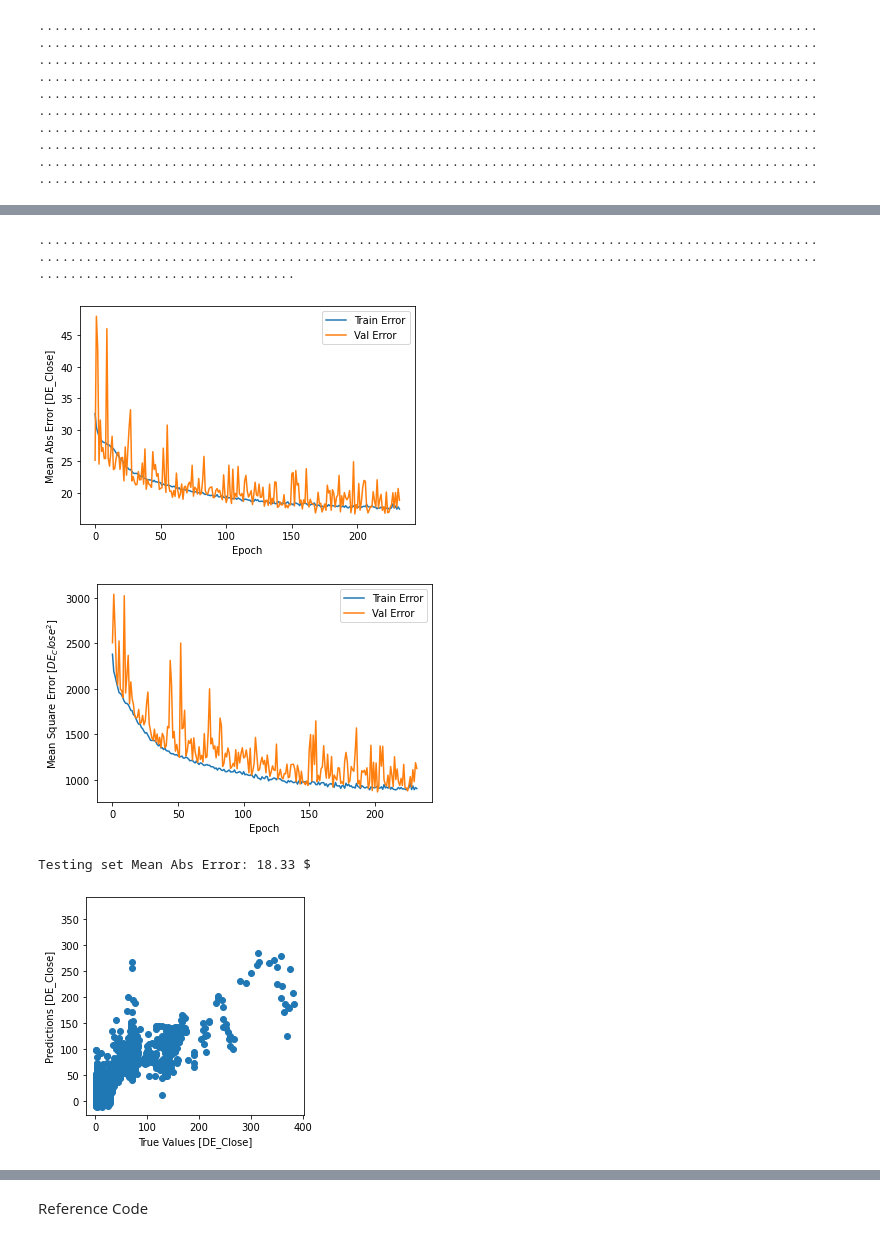
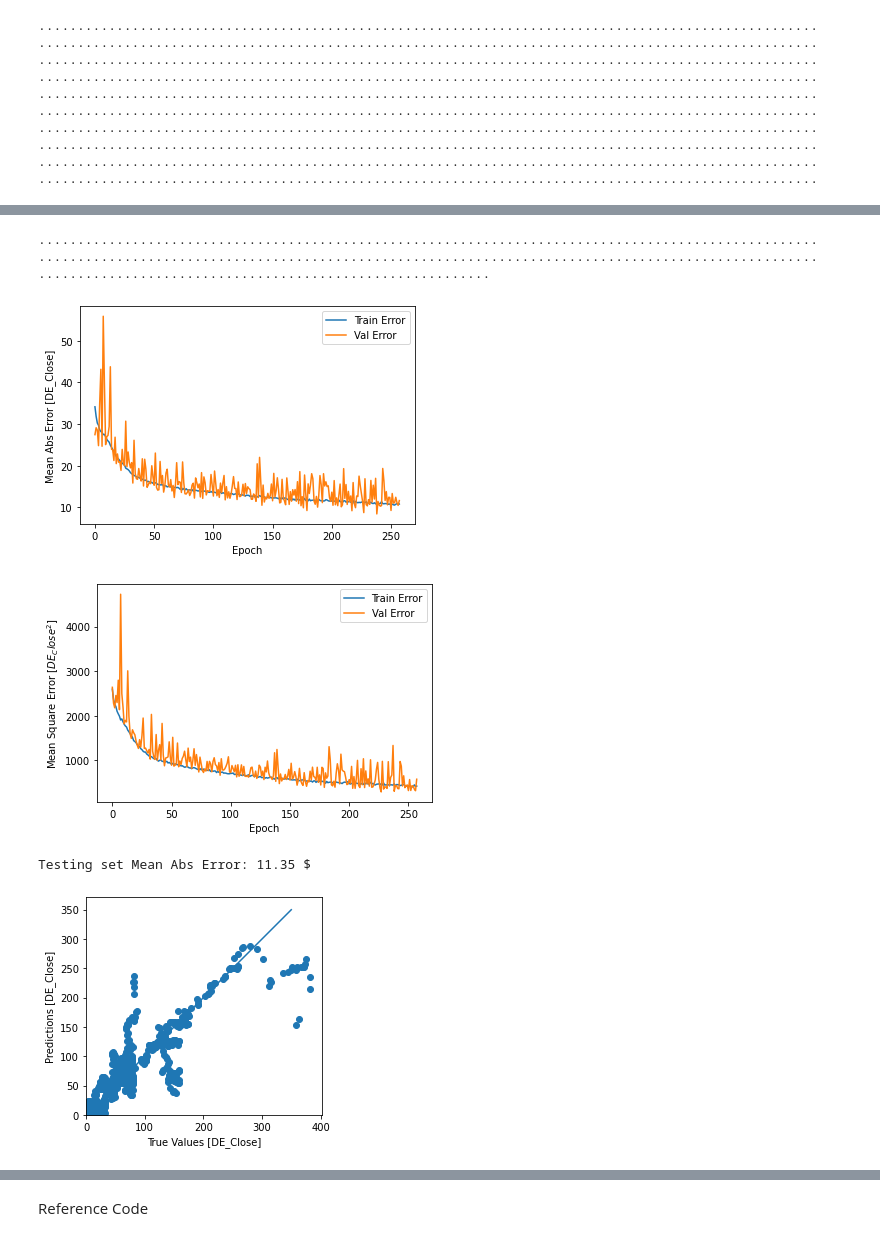
Before and after one commit to madrigaljose/madrigaljose, a Jupyter notebook: 20210709_Madrigal_DLProject.ipynb, the cells around one changed output, grey strips where cells are left out. Saved outputs shown, nothing was run; the diff lists cells and outputs as text; code cells hidden in the pictures.

```diff
--- a/20210709_Madrigal_DLProject.ipynb
+++ b/20210709_Madrigal_DLProject.ipynb
@@ -76,16 +76,16 @@ DE=DE[['DE_Close']]
 # %%
 #same code will be used below for reading 3 additional files
 Corn = pd.read_csv('https://raw.githubusercontent.com/madrigaljose/madrigaljose/main/koyfin_Corn.csv',parse_dates=[' Date'],index_col=' Date',thousands=',')
-Corn=Corn.set_axis(['Corn_Open','Low','High','Close','SMA50D','SMA200D'], axis='columns').rename_axis('Date')
+Corn=Corn.set_axis(['Corn_Input','Low','High','Close','SMA50D','SMA200D'], axis='columns').rename_axis('Date')
 Corn=Corn.dropna()
 Cotton = pd.read_csv('https://raw.githubusercontent.com/madrigaljose/madrigaljose/main/koyfin_Cotton.csv',parse_dates=[' Date'],index_col=' Date',thousands=',')
-Cotton=Cotton.set_axis(['Cotton_Open','Low','High','Close','SMA50D','SMA200D'], axis='columns').rename_axis('Date')
+Cotton=Cotton.set_axis(['Cotton_Input','Low','High','Close','SMA50D','SMA200D'], axis='columns').rename_axis('Date')
 Cotton=Cotton.dropna()
 Wheat = pd.read_csv('https://raw.githubusercontent.com/madrigaljose/madrigaljose/main/koyfin_Wheat.csv',parse_dates=[' Date'],index_col=' Date',thousands=',')
-Wheat=Wheat.set_axis(['Wheat_Open','Low','High','Close','SMA50D','SMA200D'], axis='columns').rename_axis('Date')
+Wheat=Wheat.set_axis(['Wheat_Input','Low','High','Close','SMA50D','SMA200D'], axis='columns').rename_axis('Date')
 Wheat=Wheat.dropna()
 Soy = pd.read_csv('https://raw.githubusercontent.com/madrigaljose/madrigaljose/main/koyfin_Soy.csv',parse_dates=[' Date'],index_col=' Date',thousands=',')
-Soy=Soy.set_axis(['Soy_Open','Low','High','Close','SMA50D','SMA200D'], axis='columns').rename_axis('Date')
+Soy=Soy.set_axis(['Soy_Input','Low','High','Close','SMA50D','SMA200D'], axis='columns').rename_axis('Date')
 Soy=Soy.dropna()
 # %%
 #Inspecting the 5 data frames
@@ -133,11 +133,17 @@ Initial Model will try to predict the Deere stock **(DE)** Closing price based o
 DE_df=DE
 #DE_df=DE_df.drop(columns=['Low','High','Open','SMA50D','SMA200D'])
 # %%
-Corn_df=Corn
-Corn_df=Corn_df.drop(columns=['Low','High','Close','SMA50D','SMA200D'])
-Cotton_df=Cotton
-Cotton_df=Cotton_df.drop(columns=['Low','High','Close','SMA50D','SMA200D'])
-Soy_df=Soy
-Soy_df=Soy_df.drop(columns=['Low','High','Close','SMA50D','SMA200D'])
-Wheat_df=Wheat
-Wheat_df=Wheat_df.drop(columns=['Low','High','Close','SMA50D','SMA200D'])
+######Use below for commodities Open price
+#Corn_df=Corn
+#Corn_df=Corn_df.drop(columns=['Low','High','Close','SMA50D','SMA200D'])
+#Cotton_df=Cotton
+#Cotton_df=Cotton_df.drop(columns=['Low','High','Close','SMA50D','SMA200D'])
+#Soy_df=Soy
+#Soy_df=Soy_df.drop(columns=['Low','High','Close','SMA50D','SMA200D'])
+#Wheat_df=Wheat
+#Wheat_df=Wheat_df.drop(columns=['Low','High','Close','SMA50D','SMA200D'])
+###############################Use below for SMA200D
+Corn_df= Corn[['SMA200D']].rename(columns={"SMA200D":"Corn_Input"})
+Soy_df= Soy[['SMA200D']].rename(columns={"SMA200D":"Soy_Input"})
+Wheat_df= Wheat[['SMA200D']].rename(columns={"SMA200D":"Wheat_Input"})
+Cotton_df= Cotton[['SMA200D']].rename(columns={"SMA200D":"Cotton_Input"})
@@ -220,12 +236,12 @@ print(train_X.shape, train_y.shape, test_X.shape, test_y.shape)
 (8243, 1, 4) (8243,) (2061, 1, 4) (2061,)
 # %%
 model = Sequential()
-model.add(LSTM(32, input_shape=(train_X.shape[1], train_X.shape[2])))
+model.add(LSTM(16, input_shape=(train_X.shape[1], train_X.shape[2])))
 model.add(Dropout(0.05))
 model.add(Dense(1))
 model.compile(loss='mae', optimizer='adam')
 
-history = model.fit(train_X, train_y, epochs=250, batch_size=256, validation_data=(test_X, test_y), verbose=2, shuffle=False)
+history = model.fit(train_X, train_y, epochs=50, batch_size=128, validation_data=(test_X, test_y), verbose=2, shuffle=False)
 
 plt.plot(history.history['loss'], label='train')
 plt.plot(history.history['val_loss'], label='test')
@@ -405,29 +421,29 @@ plot_history(history)
 # %% [output]
 ....................................................................................................
 ....................................................................................................
-.................................
+..........................................................
-[figure, old version]
+[figure, new version]
-[figure, old version]
+[figure, new version]
 # %%
 loss, mae, mse = model.evaluate(test_dataset, test_labels, verbose=0)
 
 print("Testing set Mean Abs Error: {:5.2f} $".format(mae))
 # %% [output]
-Testing set Mean Abs Error: 18.33 $
+Testing set Mean Abs Error: 11.35 $
 # %%
 test_predictions = model.predict(test_dataset).flatten()
 
 plt.scatter(test_labels, test_predictions)
 plt.xlabel('True Values [DE_Close]')
 plt.ylabel('Predictions [DE_Close]')
 plt.axis('equal')
 plt.axis('square')
-#plt.xlim([0,plt.xlim()[1]])
-#plt.ylim([0,plt.ylim()[1]])
-#_ = plt.plot([-100, 100], [-100, 100])
+plt.xlim([0,plt.xlim()[1]])
+plt.ylim([0,plt.ylim()[1]])
+_ = plt.plot([-400, 350], [-400, 350])
 plt.show()
 # %% [output]
-[figure, old version]
+[figure, new version]
 # %%
 error = test_predictions - test_labels
 plt.hist(error, bins = 25)
```
Also changed, not shown: parts of 13 cells of this notebook.
